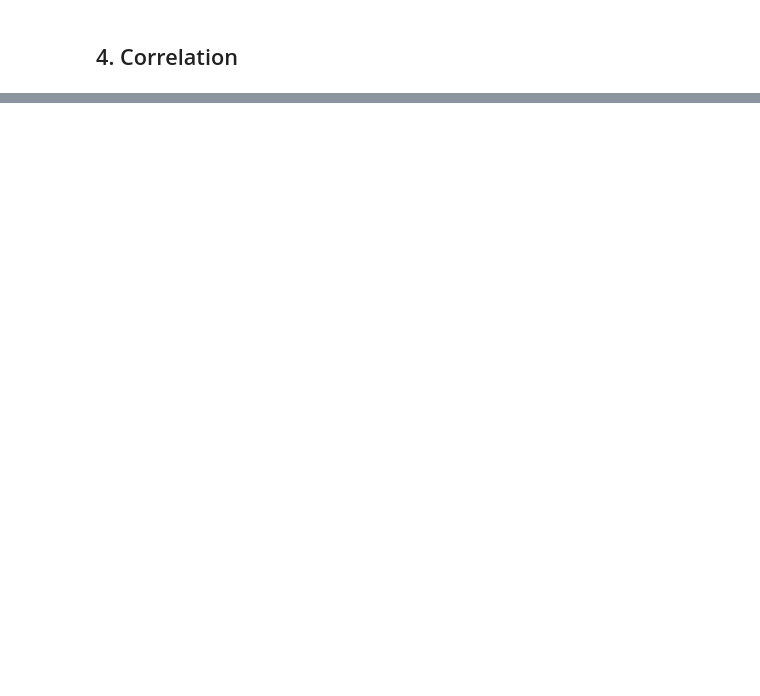
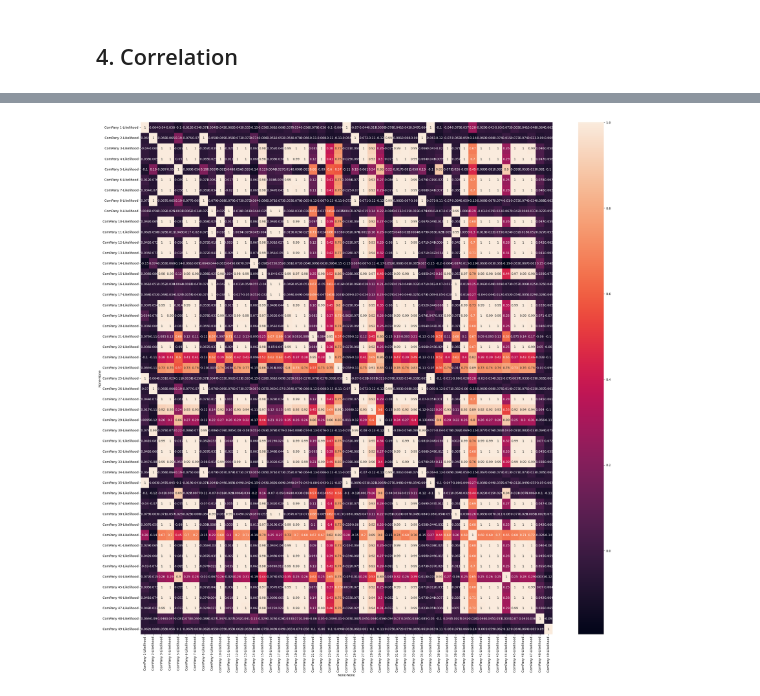
Before and after one commit to Fabchirajoul/SDG, a Jupyter notebook: SDG_2023_FILE_FROM_MUSAWENKORI.ipynb, the cells around one changed output, grey strips where cells are left out. Saved outputs shown, nothing was run; the diff lists cells and outputs as text; code cells hidden in the pictures; blank space fills up the shorter version.

```diff
--- a/SDG_2023_FILE_FROM_MUSAWENKORI.ipynb
+++ b/SDG_2023_FILE_FROM_MUSAWENKORI.ipynb
@@ -1257,0 +1623,62 @@ plt.show()
+# %%
+# Increase the size of the plot
+plt.figure(figsize=(30, 30))
+
+# Create the heatmap
+sns.heatmap(combined_df[['ComPany 1',
+                                          'ComPany 2',
+                                          'ComPany 3',
+                                          'ComPany 4',
+                                          'ComPany 5',
+                                          'ComPany 6',
+                                          'ComPany 7',
+                                          'ComPany 8',
+                                          'ComPany 9',
+                                          'ComPany 10',
+                                          'ComPany 11',
+                                          'ComPany 12',
+                                          'ComPany 13',
+                                          'ComPany 14',
+                                          'ComPany 15',
+                                          'ComPany 16',
+                                          'ComPany 17',
+                                          'ComPany 18',
+                                          'ComPany 19',
+                                          'ComPany 20',
+                                          'ComPany 21',
+                                          'ComPany 22',
+                                          'ComPany 23',
+                                          'ComPany 24',
+                                          'ComPany 25',
+                                          'ComPany 26',
+                                          'ComPany 27',
+                                          'ComPany 28',
+                                          'ComPany 29',
+                                          'ComPany 30',
+                                          'ComPany 31',
+                                          'ComPany 32',
+                                          'ComPany 33',
+                                          'ComPany 34',
+                                          'ComPany 35',
+                                          'ComPany 36',
+                                          'ComPany 37',
+                                          'ComPany 38',
+                                          'ComPany 39',
+                                          'ComPany 40',
+                                          'ComPany 41',
+                                          'ComPany 42',
+                                          'ComPany 43',
+                                          'ComPany 44',
+                                          'ComPany 45',
+                                          'ComPany 46',
+                                          'ComPany 47',
+                                          'ComPany 48',
+                                          'ComPany 49'
+
+
+                         ]].corr(), annot=True)
+
+# Show the plot
+plt.show()
+# %% [output]
+[figure, added]
```
Also changed, not shown: parts of 13 cells of this notebook.
